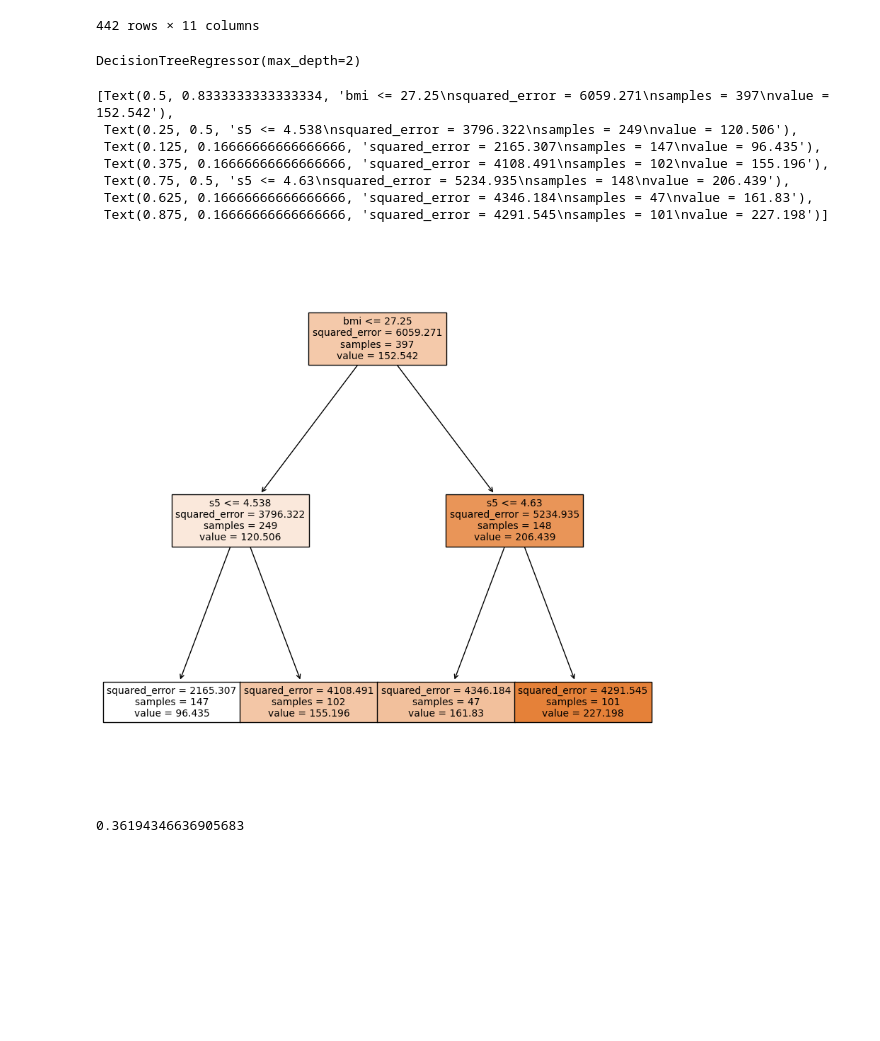
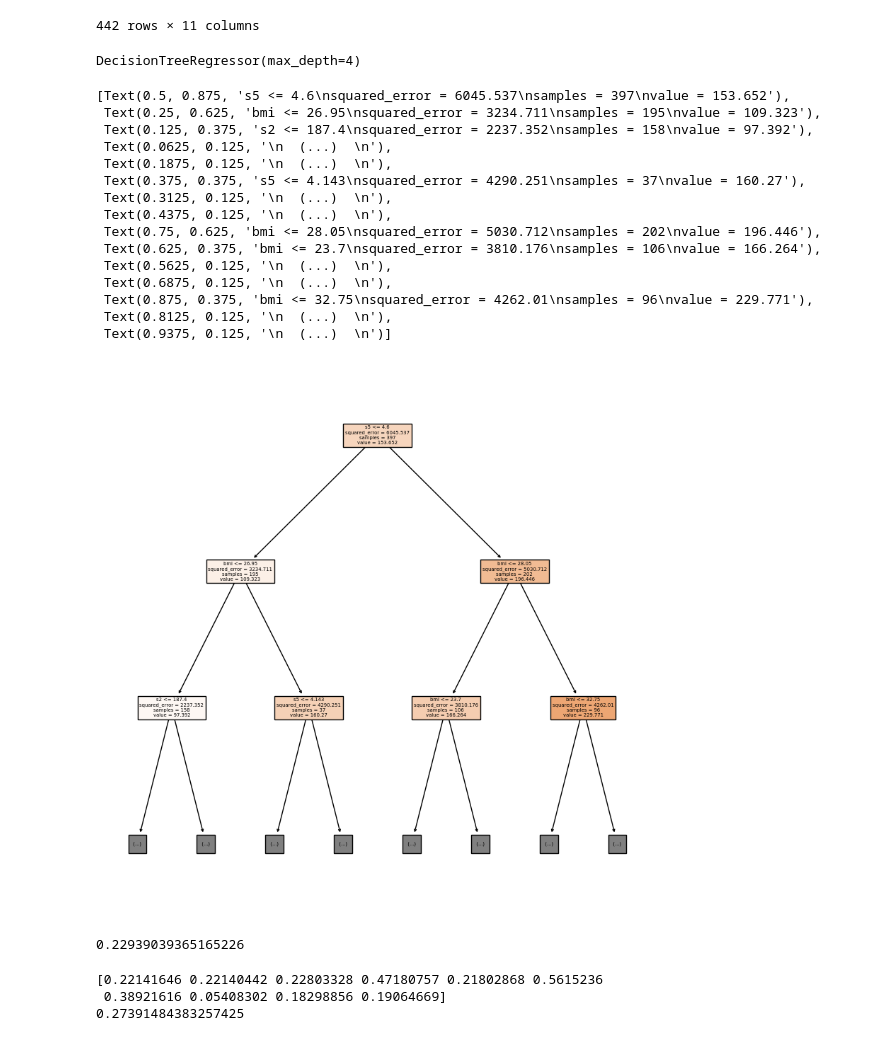
Before and after one commit to Elwing-Chou/ximen0725, a Jupyter notebook: regression.ipynb, the cells around one changed output. Drawn from its saved outputs; the diff is of its cells as text; code cells hidden in the pictures; blank space fills up the shorter version.

```diff
--- a/regression.ipynb
+++ b/regression.ipynb
@@ -50,29 +50,49 @@ y = datas["ans"]
 x_train, x_test, y_train, y_test = train_test_split(x, y, test_size=0.1)
 # %%
 from sklearn.tree import DecisionTreeRegressor
-reg = DecisionTreeRegressor(max_depth=2)
+reg = DecisionTreeRegressor(max_depth=4)
 reg.fit(x_train, y_train)
 # %% [output]
-DecisionTreeRegressor(max_depth=2)
+DecisionTreeRegressor(max_depth=4)
 # %%
 import matplotlib.pyplot as plt
 from sklearn.tree import plot_tree
 plt.figure(figsize=(10, 10))
 plot_tree(reg,
      feature_names=x.columns,
-     filled=True)
+     filled=True,
+     max_depth=2)
 # %% [output]
-[Text(0.5, 0.8333333333333334, 'bmi <= 27.25\nsquared_error = 6059.271\nsamples = 397\nvalue = 152.542'),
- Text(0.25, 0.5, 's5 <= 4.538\nsquared_error = 3796.322\nsamples = 249\nvalue = 120.506'),
- Text(0.125, 0.16666666666666666, 'squared_error = 2165.307\nsamples = 147\nvalue = 96.435'),
- Text(0.375, 0.16666666666666666, 'squared_error = 4108.491\nsamples = 102\nvalue = 155.196'),
- Text(0.75, 0.5, 's5 <= 4.63\nsquared_error = 5234.935\nsamples = 148\nvalue = 206.439'),
- Text(0.625, 0.16666666666666666, 'squared_error = 4346.184\nsamples = 47\nvalue = 161.83'),
- Text(0.875, 0.16666666666666666, 'squared_error = 4291.545\nsamples = 101\nvalue = 227.198')]
+[Text(0.5, 0.875, 's5 <= 4.6\nsquared_error = 6045.537\nsamples = 397\nvalue = 153.652'),
+ Text(0.25, 0.625, 'bmi <= 26.95\nsquared_error = 3234.711\nsamples = 195\nvalue = 109.323'),
+ Text(0.125, 0.375, 's2 <= 187.4\nsquared_error = 2237.352\nsamples = 158\nvalue = 97.392'),
+ Text(0.0625, 0.125, '\n  (...)  \n'),
+ Text(0.1875, 0.125, '\n  (...)  \n'),
+ Text(0.375, 0.375, 's5 <= 4.143\nsquared_error = 4290.251\nsamples = 37\nvalue = 160.27'),
+ Text(0.3125, 0.125, '\n  (...)  \n'),
+ Text(0.4375, 0.125, '\n  (...)  \n'),
+ Text(0.75, 0.625, 'bmi <= 28.05\nsquared_error = 5030.712\nsamples = 202\nvalue = 196.446'),
+ Text(0.625, 0.375, 'bmi <= 23.7\nsquared_error = 3810.176\nsamples = 106\nvalue = 166.264'),
+ Text(0.5625, 0.125, '\n  (...)  \n'),
+ Text(0.6875, 0.125, '\n  (...)  \n'),
+ Text(0.875, 0.375, 'bmi <= 32.75\nsquared_error = 4262.01\nsamples = 96\nvalue = 229.771'),
+ Text(0.8125, 0.125, '\n  (...)  \n'),
+ Text(0.9375, 0.125, '\n  (...)  \n')]
-[figure, old version]
+[figure, new version]
 # %%
 from sklearn.metrics import r2_score
 pre = reg.predict(x_test)
 r2_score(y_test, pre)
 # %% [output]
-0.36194346636905683
+0.22939039365165226
+# %%
+import numpy as np
+from sklearn.model_selection import cross_val_score
+reg = DecisionTreeRegressor(max_depth=4)
+scores = cross_val_score(reg, x, y, scoring="r2", cv=10, n_jobs=-1)
+print(scores)
+print(np.average(scores))
+# %% [output]
+[0.22141646 0.22140442 0.22803328 0.47180757 0.21802868 0.5615236
+ 0.38921616 0.05408302 0.18298856 0.19064669]
+0.27391484383257425
```
